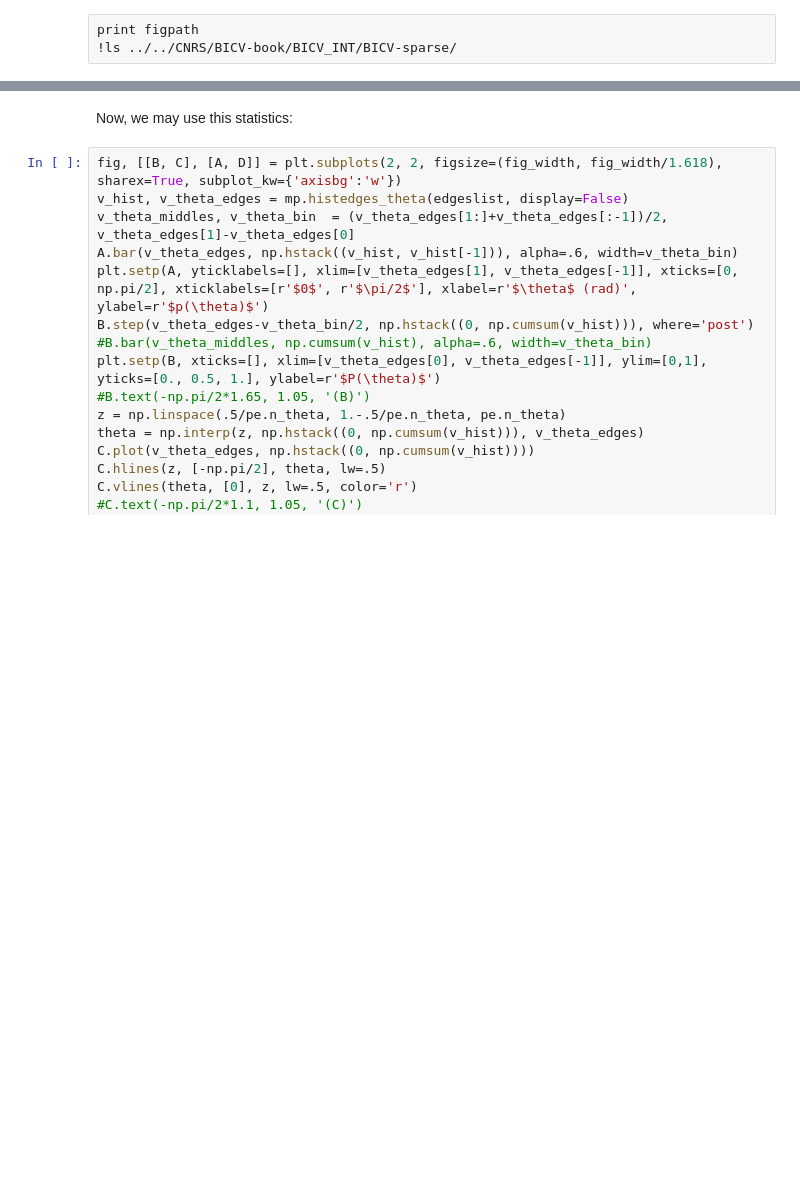
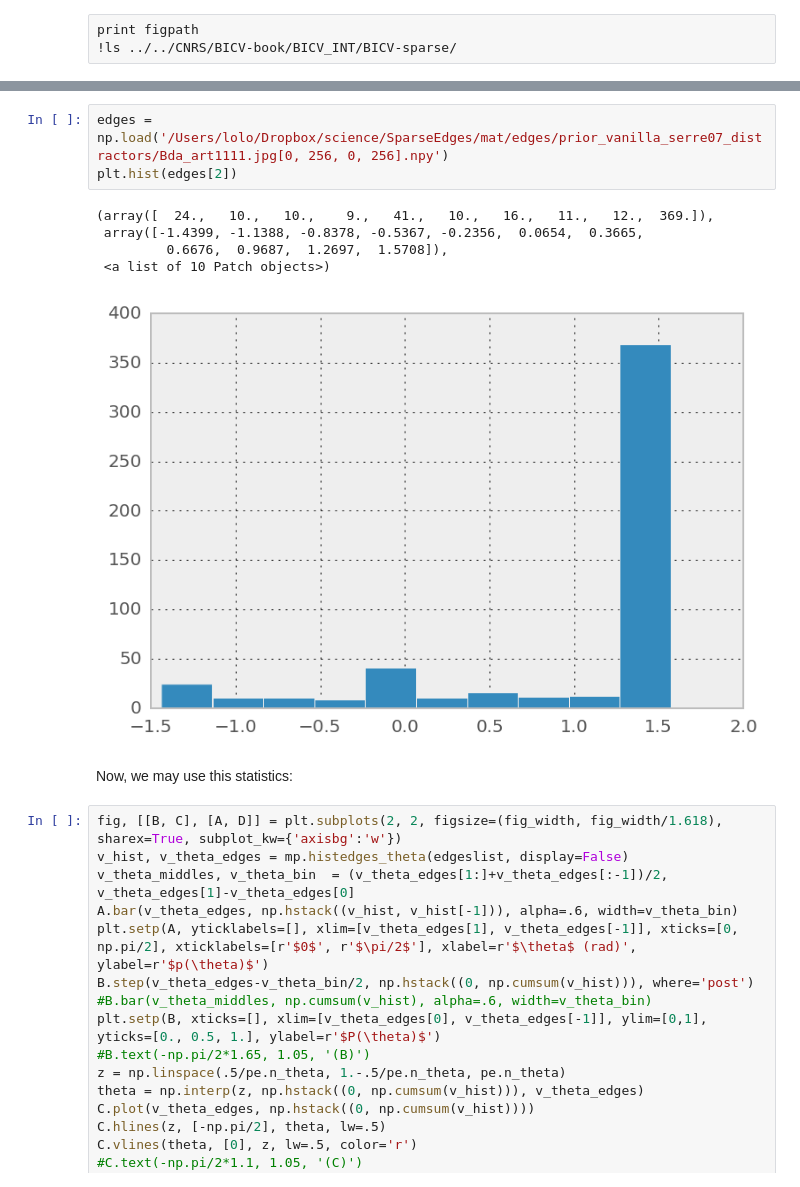
Before and after one commit to bicv/SparseEdges, a Jupyter notebook: prior.ipynb, the cells around one changed output, grey strips where cells are left out. Saved outputs shown, nothing was run; the diff lists cells and outputs as text; blank space fills up the shorter version.

```diff
--- a/prior.ipynb
+++ b/prior.ipynb
@@ -108,3 +109,12 @@ v_theta_edges[1:] - mp.theta, v_hist, edgeslist[2, ...]
+# %%
+edges = np.load('/Users/lolo/Dropbox/science/SparseEdges/mat/edges/prior_vanilla_serre07_distractors/Bda_art1111.jpg[0, 256, 0, 256].npy')
+plt.hist(edges[2])
+# %% [output]
+(array([  24.,   10.,   10.,    9.,   41.,   10.,   16.,   11.,   12.,  369.]),
+ array([-1.4399, -1.1388, -0.8378, -0.5367, -0.2356,  0.0654,  0.3665,
+         0.6676,  0.9687,  1.2697,  1.5708]),
+ <a list of 10 Patch objects>)
+[figure, added]
 # %% [markdown]
 Now, we may use this statistics:
 # %%
```
Also changed, not shown: parts of 12 cells of this notebook, 5 other files.
